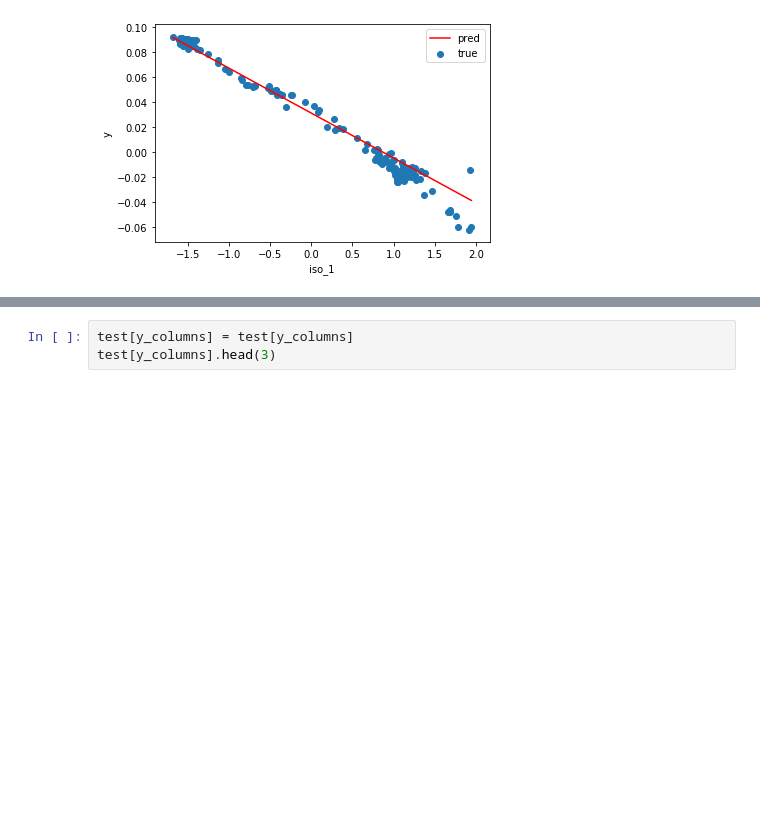
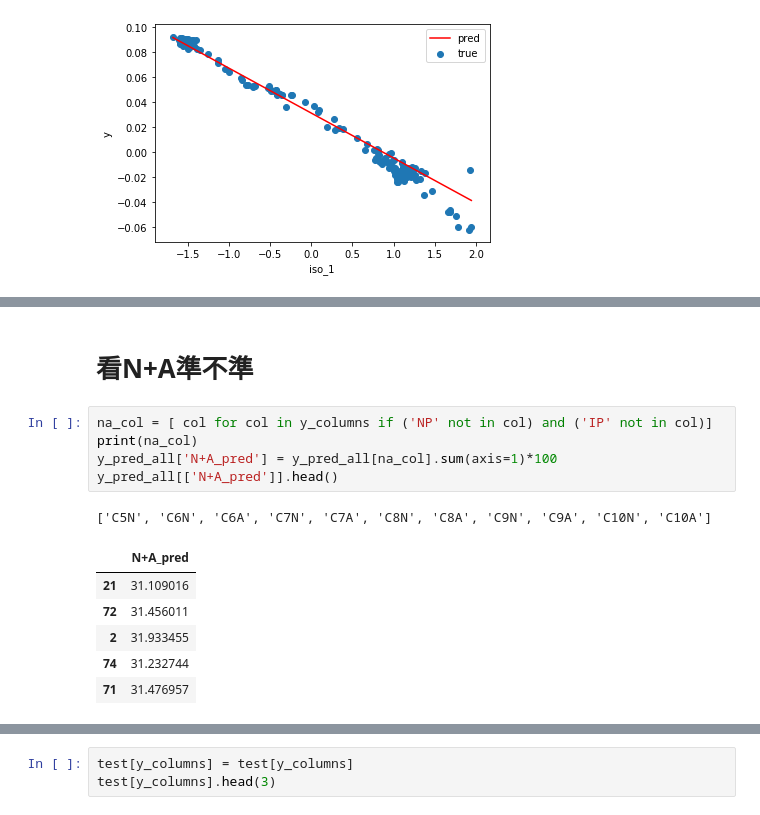
Before and after one commit to skywalker0803r/works, a Jupyter notebook: autoencoder_輕油案子.ipynb, the cells around one changed output, grey strips where cells are left out. Saved outputs shown, nothing was run; the diff lists cells and outputs as text; blank space fills up the shorter version.

```diff
--- a/autoencoder_輕油案子.ipynb
+++ b/autoencoder_輕油案子.ipynb
@@ -469,3 +469,18 @@ y_pred_all.head(3)
 | 21 | 0.000735 | 0.000129 | 0.000355 | 0.036952 | 0.013537 | 0.021154 | 0.004357 | 0.108691 | 0.079898 | 0.054442 | 0.030677 | ... |
 | 72 | 0.001365 | 0.000552 | 0.000435 | 0.036979 | 0.014023 | 0.021881 | 0.004500 | 0.107671 | 0.079467 | 0.056357 | 0.030839 | ... |
 | 2 | 0.002232 | 0.001135 | 0.000544 | 0.037016 | 0.014692 | 0.022881 | 0.004697 | 0.106266 | 0.078874 | 0.058993 | 0.031061 | ... |
+# %% [markdown]
+# 看N+A準不準
+# %%
+na_col = [ col for col in y_columns if ('NP' not in col) and ('IP' not in col)]
+print(na_col)
+y_pred_all['N+A_pred'] = y_pred_all[na_col].sum(axis=1)*100
+y_pred_all[['N+A_pred']].head()
+# %% [output]
+['C5N', 'C6N', 'C6A', 'C7N', 'C7A', 'C8N', 'C8A', 'C9N', 'C9A', 'C10N', 'C10A']
+|  | N+A_pred |
+| 21 | 31.109016 |
+| 72 | 31.456011 |
+| 2 | 31.933455 |
+| 74 | 31.232744 |
+| 71 | 31.476957 |
```
Also changed, not shown: parts of 1 cell of this notebook.
